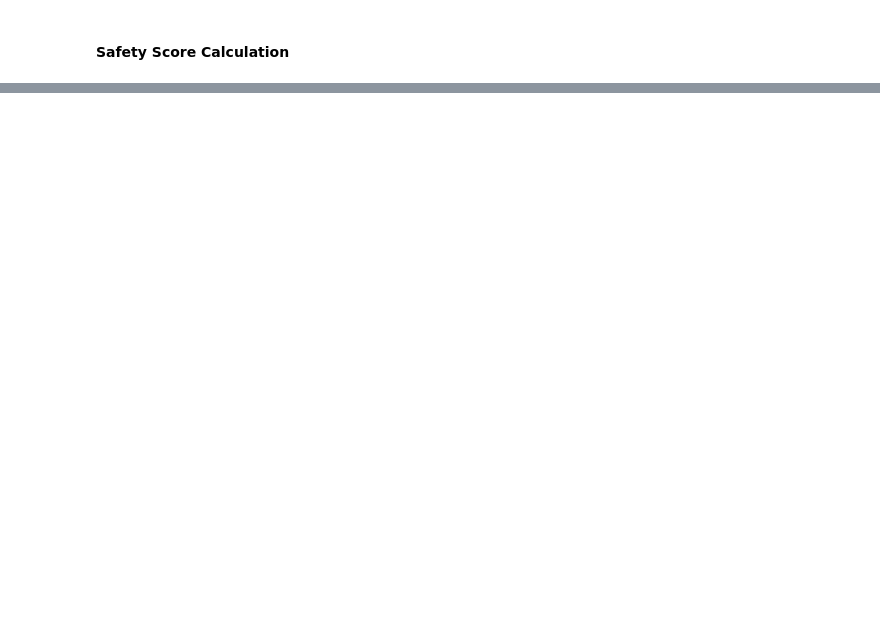
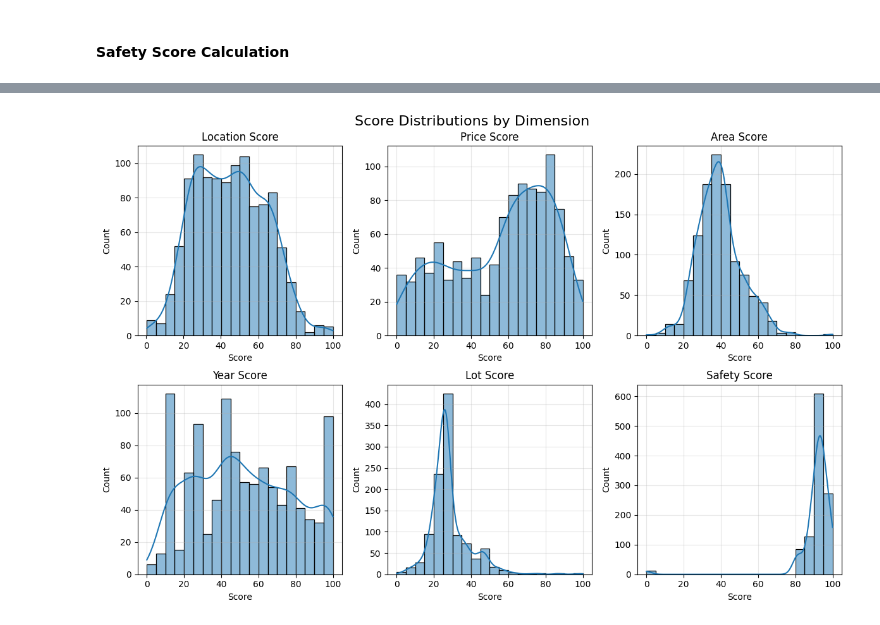
Before and after one commit to LozMov/project, a Jupyter notebook: house_score_system.ipynb, the cells around one changed output, grey strips where cells are left out. Saved outputs shown, nothing was run; the diff lists cells and outputs as text; code cells hidden in the pictures; blank space fills up the shorter version.

```diff
--- a/house_score_system.ipynb
+++ b/house_score_system.ipynb
@@ -84,0 +166,19 @@ house_with_scores.head(10)
+# %%
+
+# Validate weights sum to 1.0
+total_weight = sum(WEIGHTS.values())
+if abs(total_weight - 1.0) > 0.001:
+    raise ValueError(f"Sum of weights must be 1.0 (current: {total_weight})")
+
+# Calculate composite score
+price_filtered['Total_Score'] = (
+    WEIGHTS['address'] * price_filtered['Address_Scores'] +
+    WEIGHTS['price'] * price_filtered['Price_Score'] +
+    WEIGHTS['area'] * price_filtered['Area_Score'] +
+    WEIGHTS['year_built'] * price_filtered['Year_Built_Score'] +
+    WEIGHTS['lot_size'] * price_filtered['Lot_Size_Score'] +
+    WEIGHTS['safety'] * price_filtered['Min-max Normalized Score']
+)
+
+# Sort by composite score
+final_scored_houses = price_filtered.sort_values('Total_Score', ascending=False)
@@ -84,0 +229,70 @@ house_with_scores.head(10)
+# %%
+%pip install seaborn
+import matplotlib.pyplot as plt
+import seaborn as sns
+
+# 1. Score distributions by dimension
+plt.figure(figsize=(12, 8))
+score_cols = ['Address_Scores', 'Price_Score', 'Area_Score',
+             'Year_Built_Score', 'Lot_Size_Score', 'Min-max Normalized Score']
+score_names = ['Location Score', 'Price Score', 'Area Score',
+               'Year Score', 'Lot Score', 'Safety Score']
+
+for i, col in enumerate(score_cols):
+    plt.subplot(2, 3, i+1)
+    sns.histplot(final_scored_houses[col], bins=20, kde=True)
+    plt.title(score_names[i])
+    plt.xlabel('Score')
+    plt.grid(True, alpha=0.3)
+
+plt.tight_layout()
+plt.suptitle('Score Distributions by Dimension', fontsize=16)
+plt.subplots_adjust(top=0.92)
+plt.show()
+
+# 2. Price vs Total Score relationship
+plt.figure(figsize=(10, 6))
+scatter = sns.scatterplot(
+    x='Price',
+    y='Total_Score',
+    data=final_scored_houses,
+    hue='Total_Score',
+    palette='viridis',
+    size='Total floor area',
+    sizes=(20, 200),
+    alpha=0.7
+)
+plt.title('Property Price vs Total Score', fontsize=14)
+plt.xlabel('Price ($)')
+plt.ylabel('Total Score')
+plt.grid(True, alpha=0.3)
+
+# Annotate top 5 properties
+top_5 = final_scored_houses.head(5)
+for i, row in top_5.iterrows():
+    plt.annotate(
+        f"{row['Address'][:15]}...",
+        xy=(row['Price'], row['Total_Score']),
+        xytext=(10, 5),
+        textcoords='offset points',
+        fontsize=9,
+        arrowprops=dict(arrowstyle="->", color='gray', alpha=0.6)
+    )
+
+plt.show()
+
+# 3. Average score by neighborhood
+plt.figure(figsize=(12, 8))
+neighborhood_scores = final_scored_houses.groupby('Neighborhood')['Total_Score'].mean().sort_values(ascending=False)
+sns.barplot(
+    x=neighborhood_scores.values,
+    y=neighborhood_scores.index,
+    palette='coolwarm'
+)
+plt.title('Average Composite Score by Neighborhood', fontsize=14)
+plt.xlabel('Average Composite Score')
+plt.ylabel('Neighborhood')
+plt.grid(True, axis='x', alpha=0.3)
+plt.tight_layout()
+plt.show()
+# %% [output]
@@ -84,0 +321 @@ house_with_scores.head(10)
+[figure, added]
```
Also changed, not shown: parts of 9 cells of this notebook.
